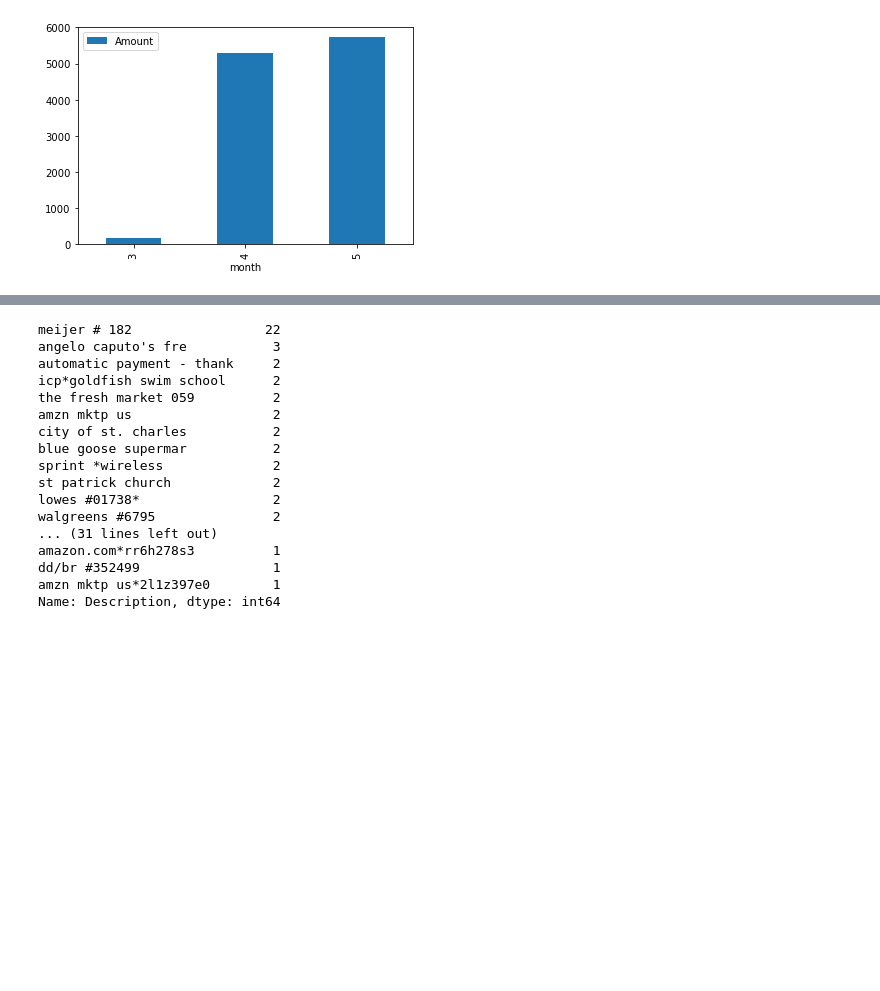
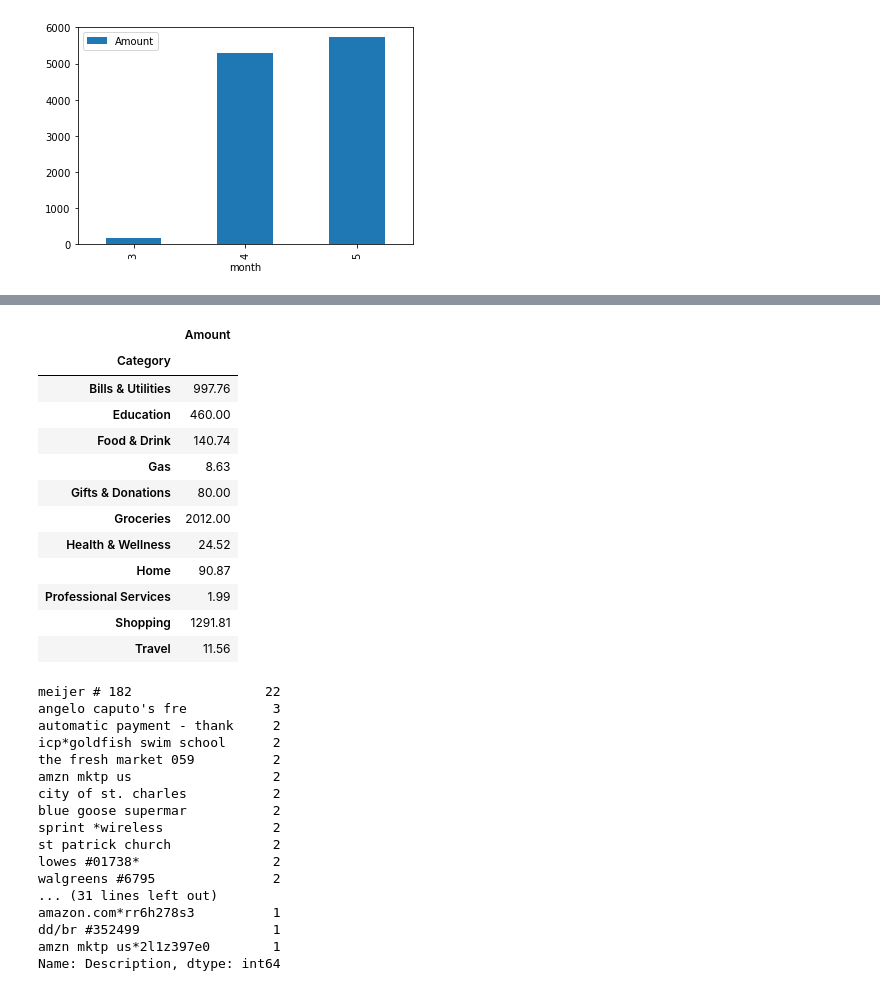
Before and after one commit to Luv2bnanook44/expenses-report, a Jupyter notebook: workspace.ipynb, the cells around one changed output, grey strips where cells are left out. Saved outputs shown, nothing was run; the diff lists cells and outputs as text; code cells hidden in the pictures; blank space fills up the shorter version.

```diff
--- a/workspace.ipynb
+++ b/workspace.ipynb
@@ -89,3 +119,19 @@ expense_types_by_month(data1)
+# %%
+data1[['Amount', 'Category']].groupby('Category').sum()
+# %% [output]
+|  | Amount |
+| Category |  |
+| Bills & Utilities | 997.76 |
+| Education | 460.00 |
+| Food & Drink | 140.74 |
+| Gas | 8.63 |
+| Gifts & Donations | 80.00 |
+| Groceries | 2012.00 |
+| Health & Wellness | 24.52 |
+| Home | 90.87 |
+| Professional Services | 1.99 |
+| Shopping | 1291.81 |
+| Travel | 11.56 |
 # %%
 def desc_sorter(desc):
     '''Sorts expenses based on store titles'''
```
Also changed, not shown: parts of 6 cells of this notebook.
